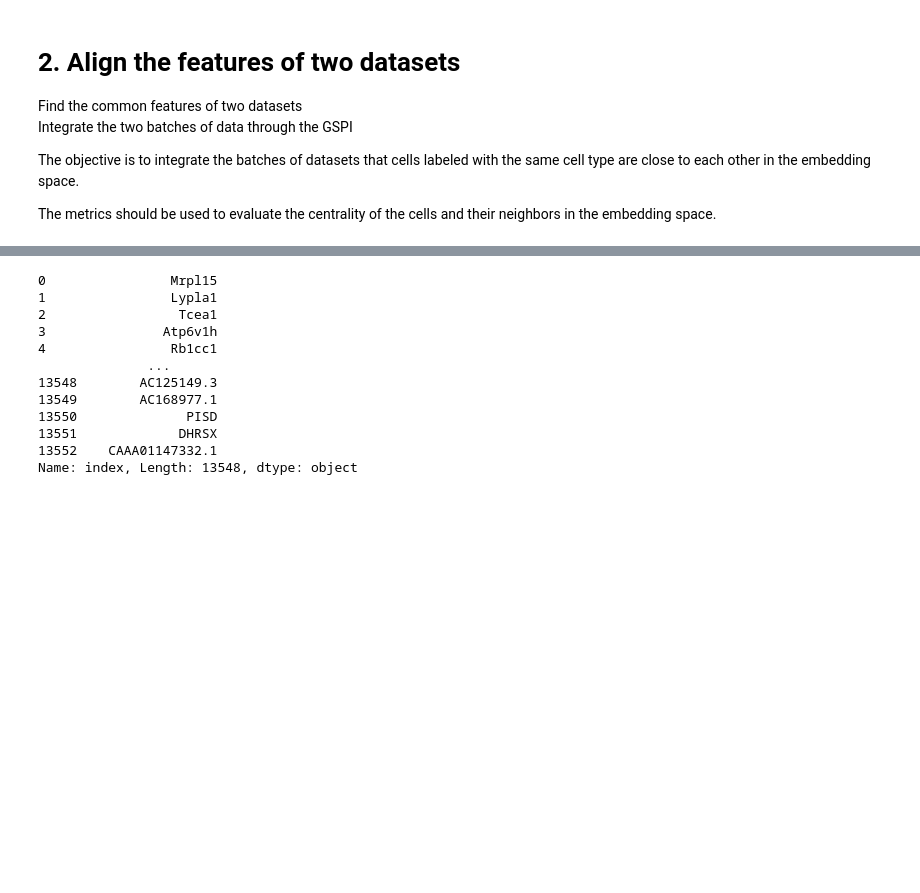
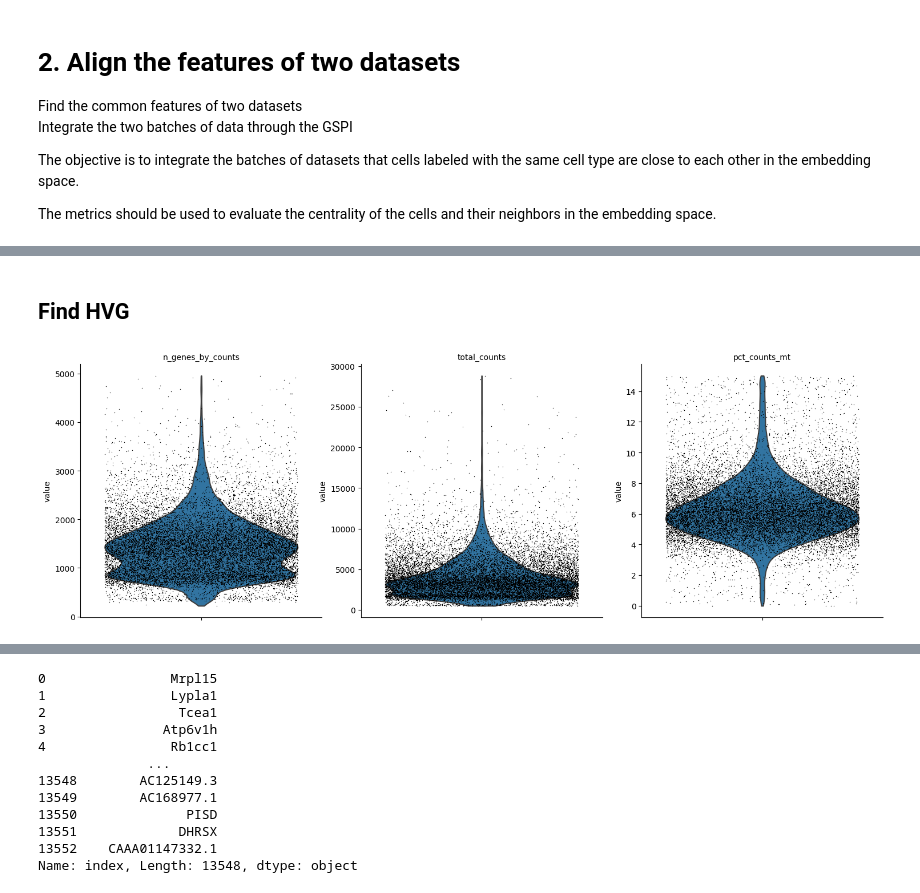
Before and after one commit to cb11711211/sc_st_attention_integration, a Jupyter notebook: GSPI/st_sc_transfer.ipynb, the cells around one changed output, grey strips where cells are left out. Drawn from its saved outputs; the diff is of its cells as text; code cells hidden in the pictures; blank space fills up the shorter version.

```diff
--- a/GSPI/st_sc_transfer.ipynb
+++ b/GSPI/st_sc_transfer.ipynb
@@ -193,6 +238,7 @@ The metrics should be used to evaluate the centrality of the cells and their nei
 # %%
 import torch
 import muon as mu
+import scanpy as sc
 from dataset import GeneVocab
 from dataset import SinglecellData
 from torch_geometric.data import Data
@@ -200,3 +246,5 @@ from torch_geometric.transforms import RandomNodeSplit
 
 save_path = "/home/wuxinchao/data/st_cite_data/totalVI_reproducibility/data/"
 mdata = mu.read_h5mu(save_path + "SLN_111.h5mu")
+rna_adata = sc.read_h5ad(save_path + "rna_SNL_111.h5ad")
+mdata, rna_adata
@@ -202,0 +272,8 @@ mdata = mu.read_h5mu(save_path + "SLN_111.h5mu")
+# %% [markdown]
+## Find HVG
+# %%
+sc.pl.violin(rna_adata, ['n_genes_by_counts', 'total_counts', 'pct_counts_mt'],
+             jitter=0.4, multi_panel=True)
+# sc.pl.highly_variable_genes(rna_adata)
+# %% [output]
+[figure, added]
```
Also changed, not shown: parts of 115 cells of this notebook, 18 other files.
